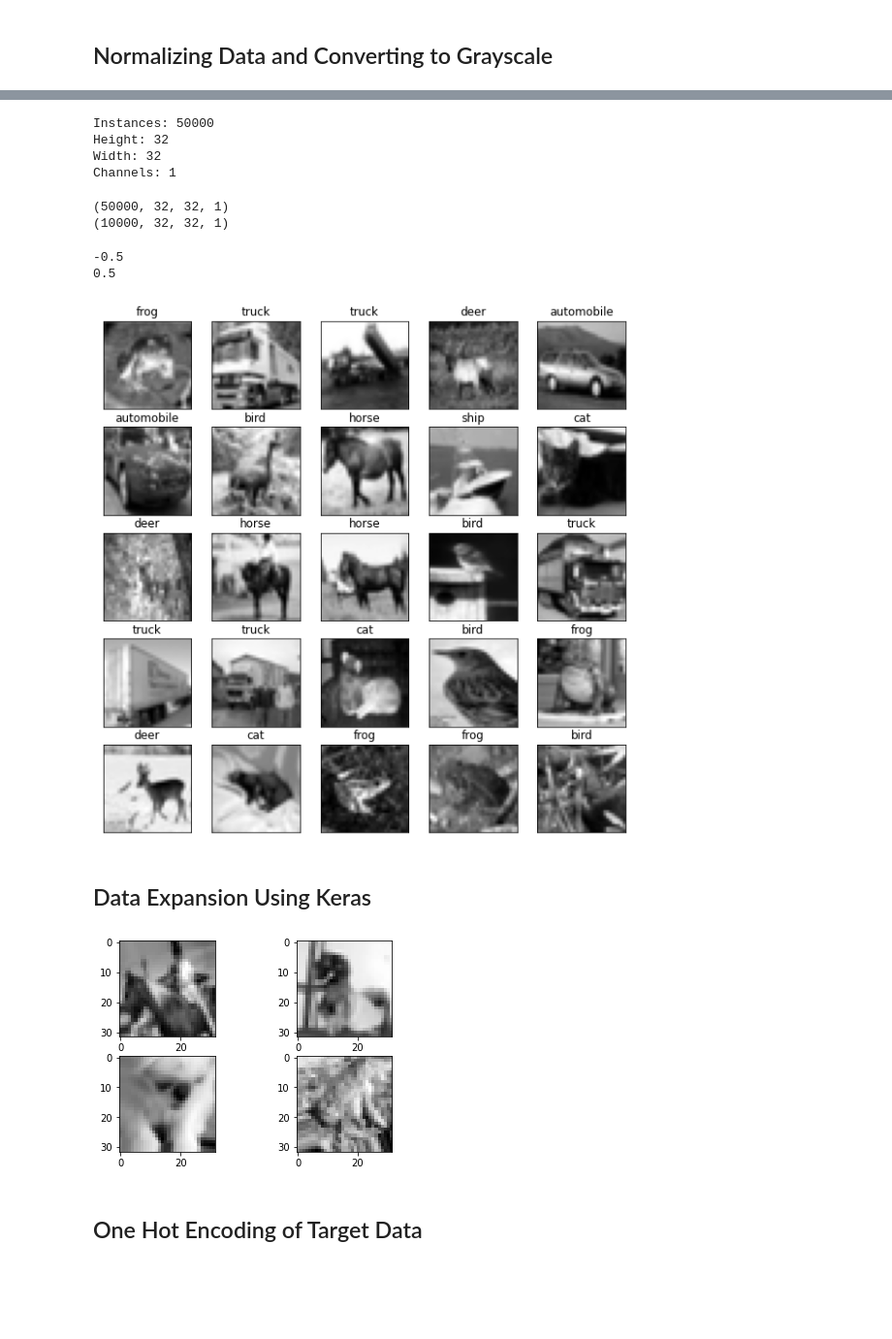
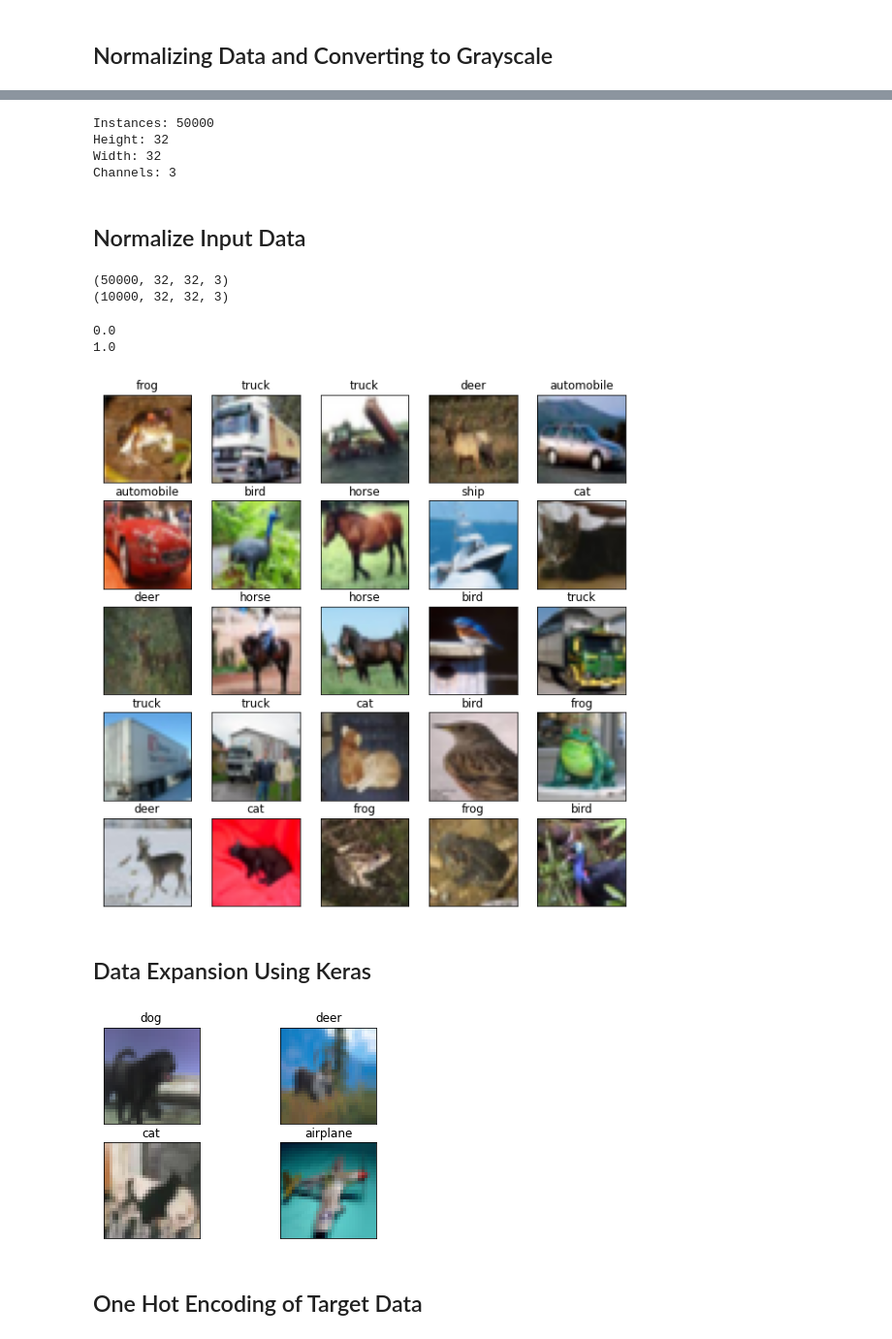
Before and after one commit to lukedemaio/MLLab06, a Jupyter notebook: Lab 6.ipynb, the cells around one changed output, grey strips where cells are left out. Shown at 97% size. Saved outputs shown, nothing was run; the diff lists cells and outputs as text; code cells hidden in the pictures; blank space fills up the shorter version.

```diff
--- a/Lab 6.ipynb
+++ b/Lab 6.ipynb
@@ -82,9 +89,11 @@ X_train = X_train.transpose(0,2,3,1)
 X_test = X_test.reshape((X_test.shape[0],3,32,32))
 X_test = X_test.transpose(0,2,3,1)
 
-X_train = np.dot(X_train,[.2989,.587,.1140])
-X_test = np.dot(X_test,[.2989,.587,.1140])
+#X_train = np.dot(X_train,[.2989,.587,.1140])
+#X_test = np.dot(X_test,[.2989,.587,.1140])
 
 print(np.amin(X_train))
 print(np.amax(X_train))
+print(X_train.shape)
+print(X_test.shape)
 # %% [output]
@@ -93,44 +104,38 @@ print(np.amax(X_train))
-# %%
-X_train = X_train.reshape((X_train.shape[0],32,32,1))
-X_test = X_test.reshape((X_test.shape[0],32,32,1))
-
-instances, height, width, channels = X_train.shape
-
-print('Instances:',instances)
-print('Height:', height)
-print('Width:', width)
-print('Channels:', channels)
-# %% [output]
-Instances: 50000
-Height: 32
-Width: 32
-Channels: 1
+# %%
+instances, height, width, channels = X_train.shape
+
+print('Instances:',instances)
+print('Height:', height)
+print('Width:', width)
+print('Channels:', channels)
+# %% [output]
+Instances: 50000
+Height: 32
+Width: 32
+Channels: 3
+# %% [markdown]
+## Normalize Input Data
 # %%
-#scaler = StandardScaler()
-
 X_train = X_train.reshape((X_train.shape[0],height*width*channels))
 X_test = X_test.reshape((X_test.shape[0],height*width*channels))
 
-X_train = X_train.astype('float32')/np.amax(X_train)-0.5
-X_test = X_test.astype('float32')/np.amax(X_train)-0.5
+X_train = X_train.astype('float32')/255
+X_test = X_test.astype('float32')/255
 
-#X_train = scaler.fit_transform(X_train.astype('float32'))
-#X_test = scaler.transform(X_test.astype('float32'))
-
-X_train = X_train.reshape((X_train.shape[0],height,width,channels))
+X_train = X_train.reshape((X_train.shape[0],height,width, channels))
 X_test = X_test.reshape((X_test.shape[0],height,width,channels))
 
 print(X_train.shape)
 print(X_test.shape)
 # %% [output]
-(50000, 32, 32, 1)
-(10000, 32, 32, 1)
+(50000, 32, 32, 3)
+(10000, 32, 32, 3)
 # %%
 print(np.amin(X_train))
 print(np.amax(X_train))
 # %% [output]
--0.5
-0.5
+0.0
+1.0
 # %%
 fig = plt.figure(figsize=(10,10))
 for i in range(1,26):
@@ -142,30 +147,34 @@ for i in range(1,26):
 
 plt.show()
 # %% [output]
-[figure, old version]
+[figure, new version]
 # %% [markdown]
 ## Data Expansion Using Keras
 # %%
 from keras.preprocessing.image import ImageDataGenerator
 
-datagen = ImageDataGenerator(
-    rotation_range=45,
+train_datagen = ImageDataGenerator(
+    rotation_range=15,
     horizontal_flip=True,
-    width_shift_range=3/32,
-    height_shift_range=3/32,
+    width_shift_range=0.1,
+    height_shift_range=0.1,
     fill_mode='nearest'
     )
-datagen.fit(X_train)
+
+test_datagen = ImageDataGenerator()
 
 #Visualing augmentation
-for X_batch, y_batch in datagen.flow(X_train, y_train, batch_size=4, seed=0):
+for X_batch, y_batch in datagen.flow(X_train, y_train, batch_size=4, seed=None):
     for i in range(0,4):
         plt.subplot(220+1+i)
         plt.imshow(X_batch[i], cmap=plt.cm.gray)
+        plt.xticks([])
+        plt.yticks([])
+        plt.title('{}'.format(label_names[y_batch[i]]))
     plt.show()
     break
 # %% [output]
-[figure, old version]
+[figure, new version]
 # %% [markdown]
 ## One Hot Encoding of Target Data
 # %%
```
Also changed, not shown: parts of 28 cells of this notebook.
